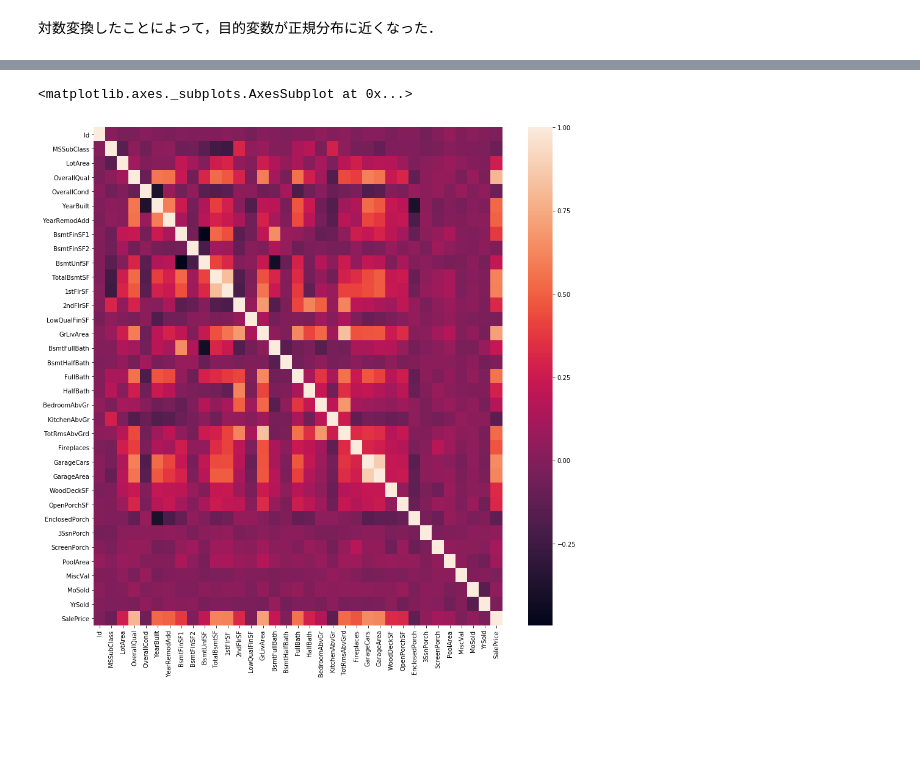
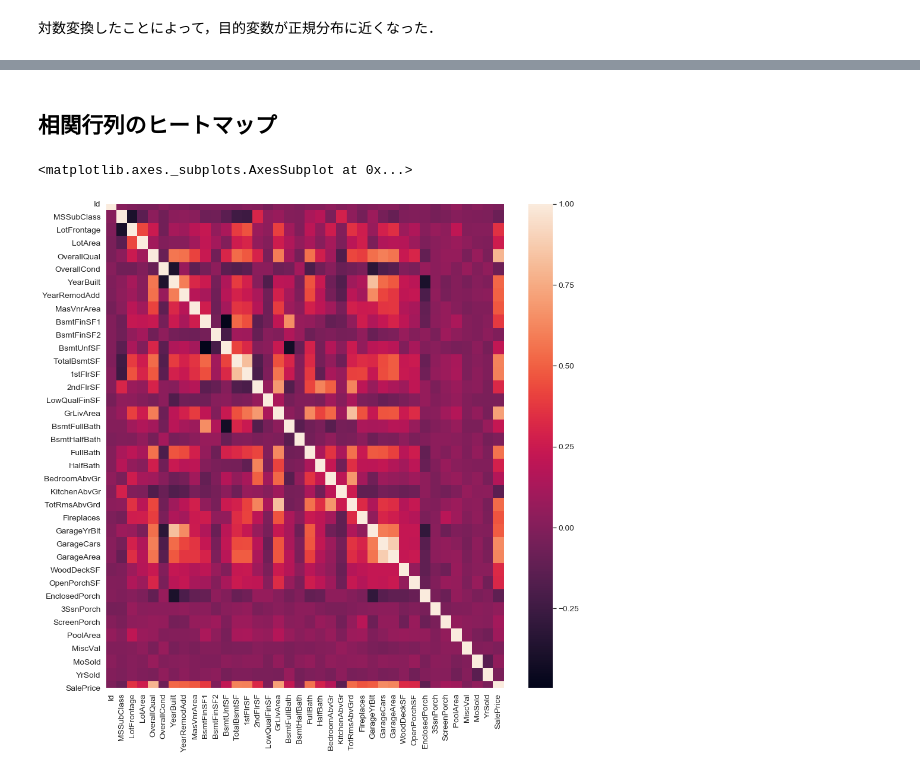
Before and after one commit to SkMiya/diveintocode-ml, a Jupyter notebook: week3/week3_2_House.ipynb, the cells around one changed output, grey strips where cells are left out. Drawn from its saved outputs; the diff is of its cells as text; code cells hidden in the pictures; blank space fills up the shorter version.

```diff
--- a/week3/week3_2_House.ipynb
+++ b/week3/week3_2_House.ipynb
@@ -144,7 +211,9 @@ print('尖度（Kurtosis）：',SalePrice_log.kurt())
+# %% [markdown]
+## 相関行列のヒートマップ
 # %%
-corr_mat = df2.corr()
+corr_mat = df.corr()
 plt.figure(figsize=(15,15))
 sns.heatmap(corr_mat)
 # %% [output]
 <matplotlib.axes._subplots.AxesSubplot at 0x...>
-[figure, old version]
+[figure, new version]
```
Also changed, not shown: parts of 37 cells of this notebook.
